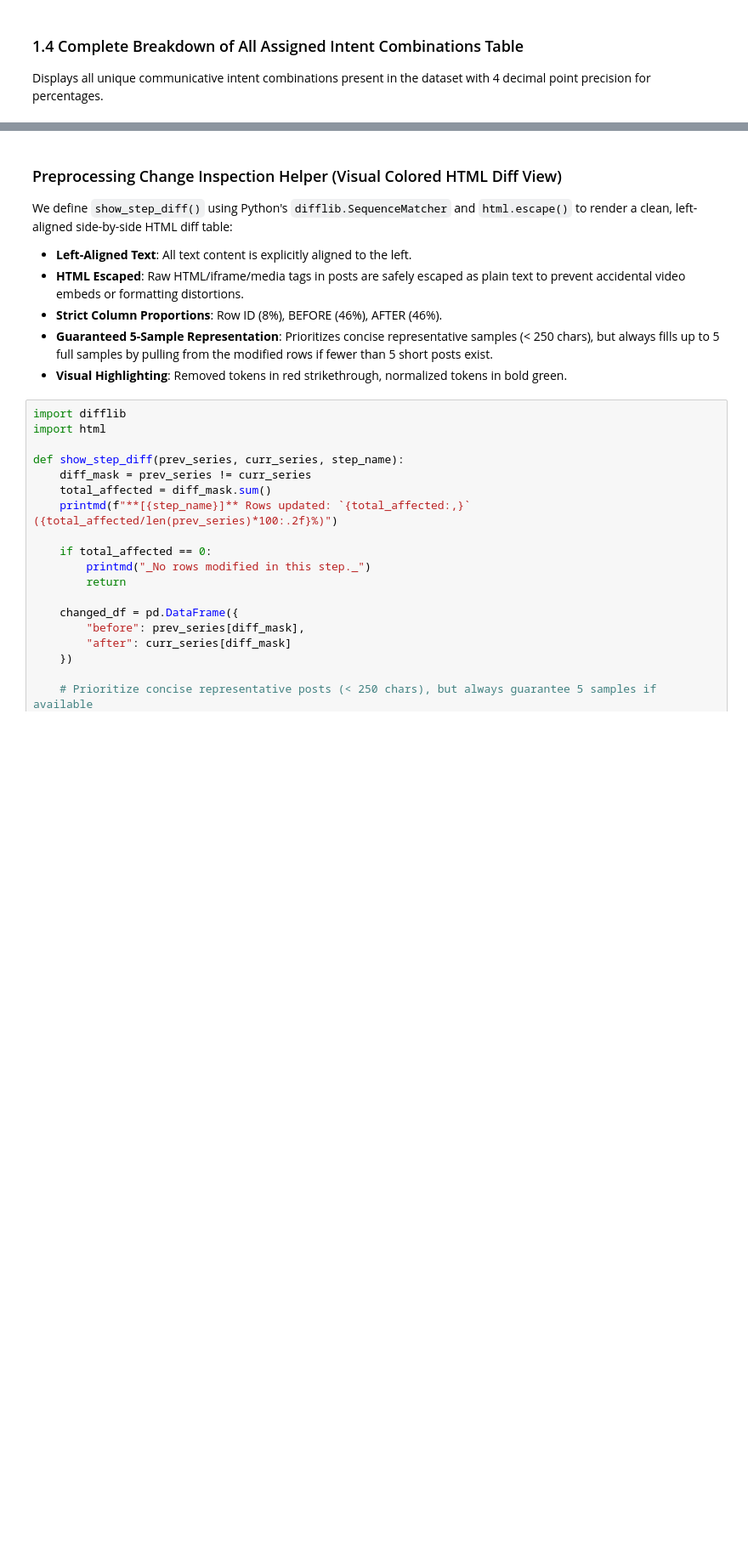
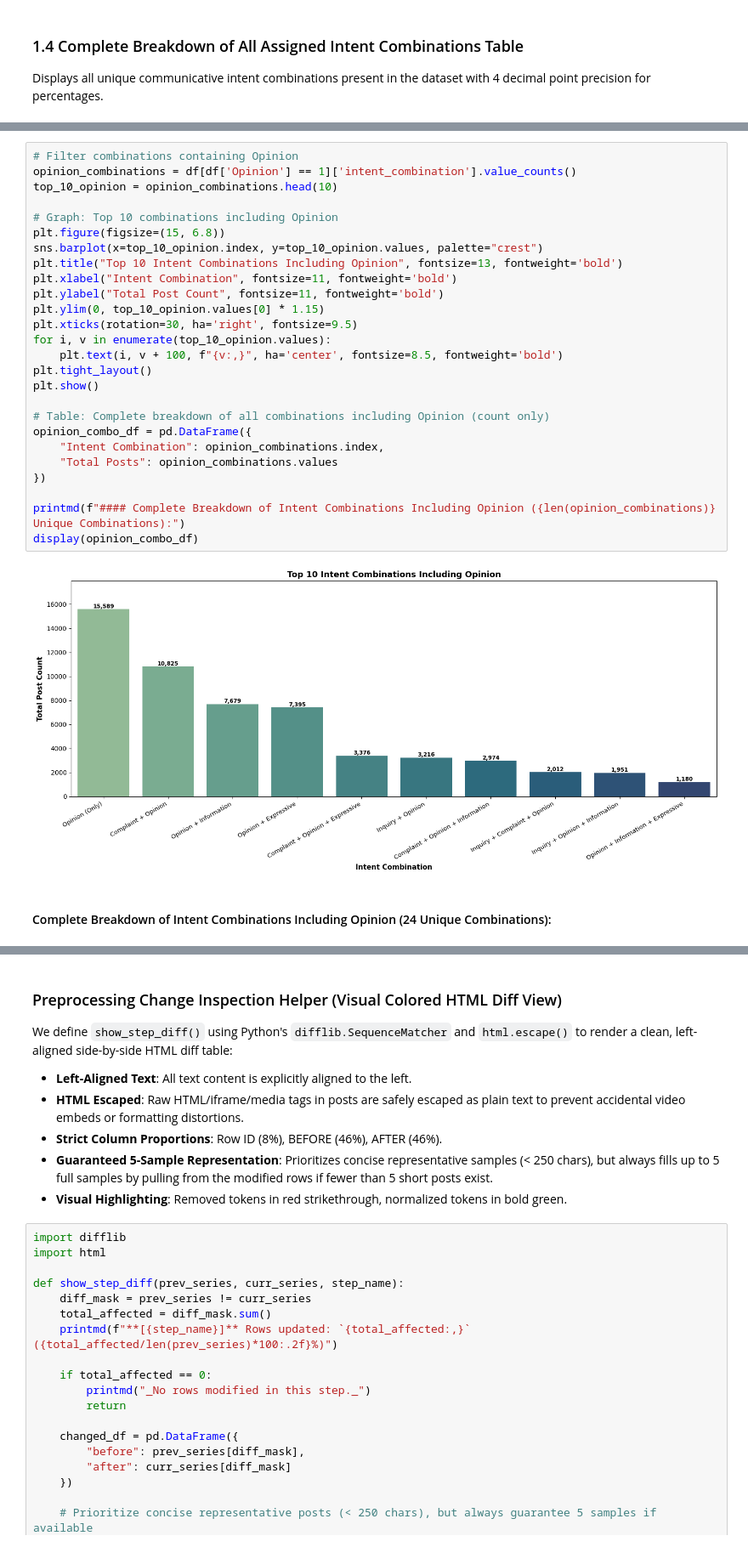
Before and after one commit to wjnotl/online-forum-communicative-intent-classification, a Jupyter notebook: intent classification.ipynb, the cells around one changed output, grey strips where cells are left out. Shown at 85% size. Drawn from its saved outputs; the diff is of its cells as text; blank space fills up the shorter version.

```diff
--- a/intent classification.ipynb
+++ b/intent classification.ipynb
@@ -170,0 +224,29 @@ display(combo_df.style.format({"Percentage (%)": "{:.4f}%"}))
+# %%
+# Filter combinations containing Opinion
+opinion_combinations = df[df['Opinion'] == 1]['intent_combination'].value_counts()
+top_10_opinion = opinion_combinations.head(10)
+
+# Graph: Top 10 combinations including Opinion
+plt.figure(figsize=(15, 6.8))
+sns.barplot(x=top_10_opinion.index, y=top_10_opinion.values, palette="crest")
+plt.title("Top 10 Intent Combinations Including Opinion", fontsize=13, fontweight='bold')
+plt.xlabel("Intent Combination", fontsize=11, fontweight='bold')
+plt.ylabel("Total Post Count", fontsize=11, fontweight='bold')
+plt.ylim(0, top_10_opinion.values[0] * 1.15)
+plt.xticks(rotation=30, ha='right', fontsize=9.5)
+for i, v in enumerate(top_10_opinion.values):
+    plt.text(i, v + 100, f"{v:,}", ha='center', fontsize=8.5, fontweight='bold')
+plt.tight_layout()
+plt.show()
+
+# Table: Complete breakdown of all combinations including Opinion (count only)
+opinion_combo_df = pd.DataFrame({
+    "Intent Combination": opinion_combinations.index,
+    "Total Posts": opinion_combinations.values
+})
+
+printmd(f"#### Complete Breakdown of Intent Combinations Including Opinion ({len(opinion_combinations)} Unique Combinations):")
+display(opinion_combo_df)
+# %% [output]
+[figure, added]
+#### Complete Breakdown of Intent Combinations Including Opinion (24 Unique Combinations):
```
Also changed, not shown: parts of 56 cells of this notebook.
